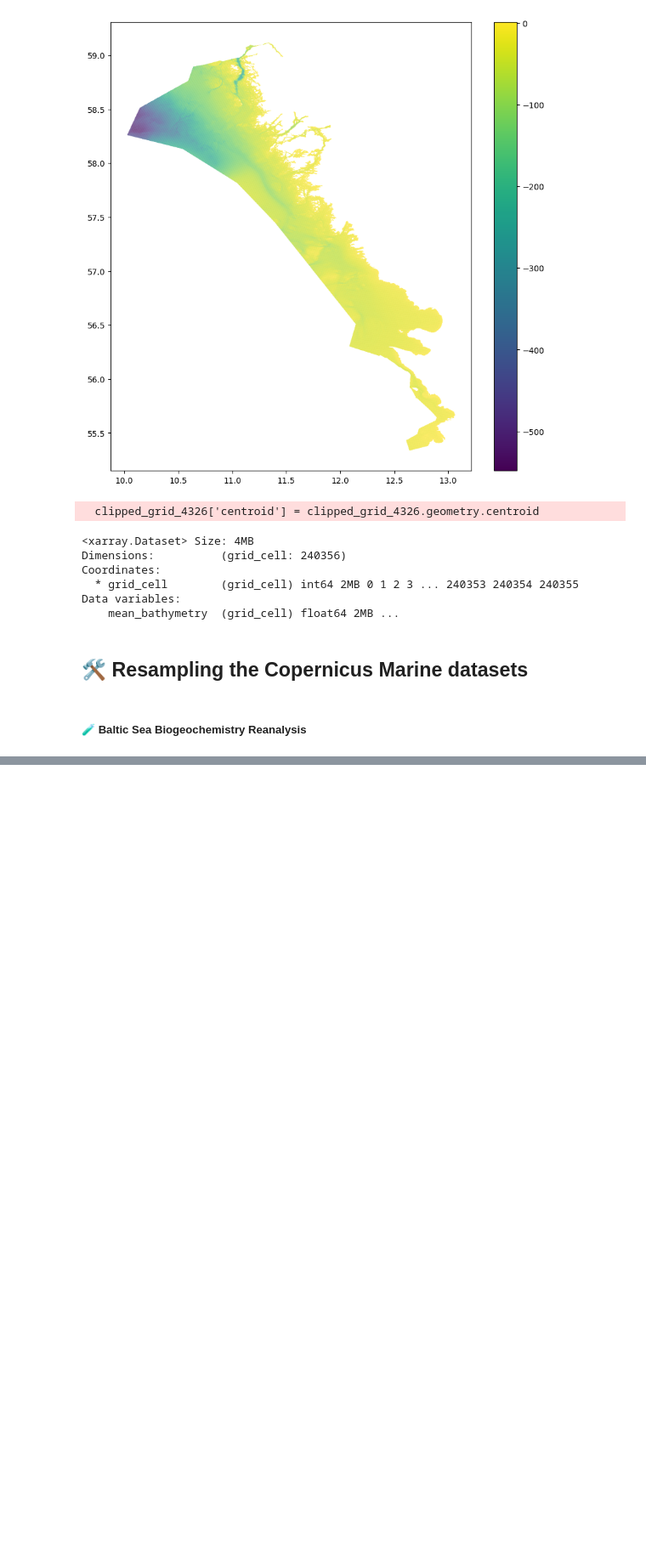
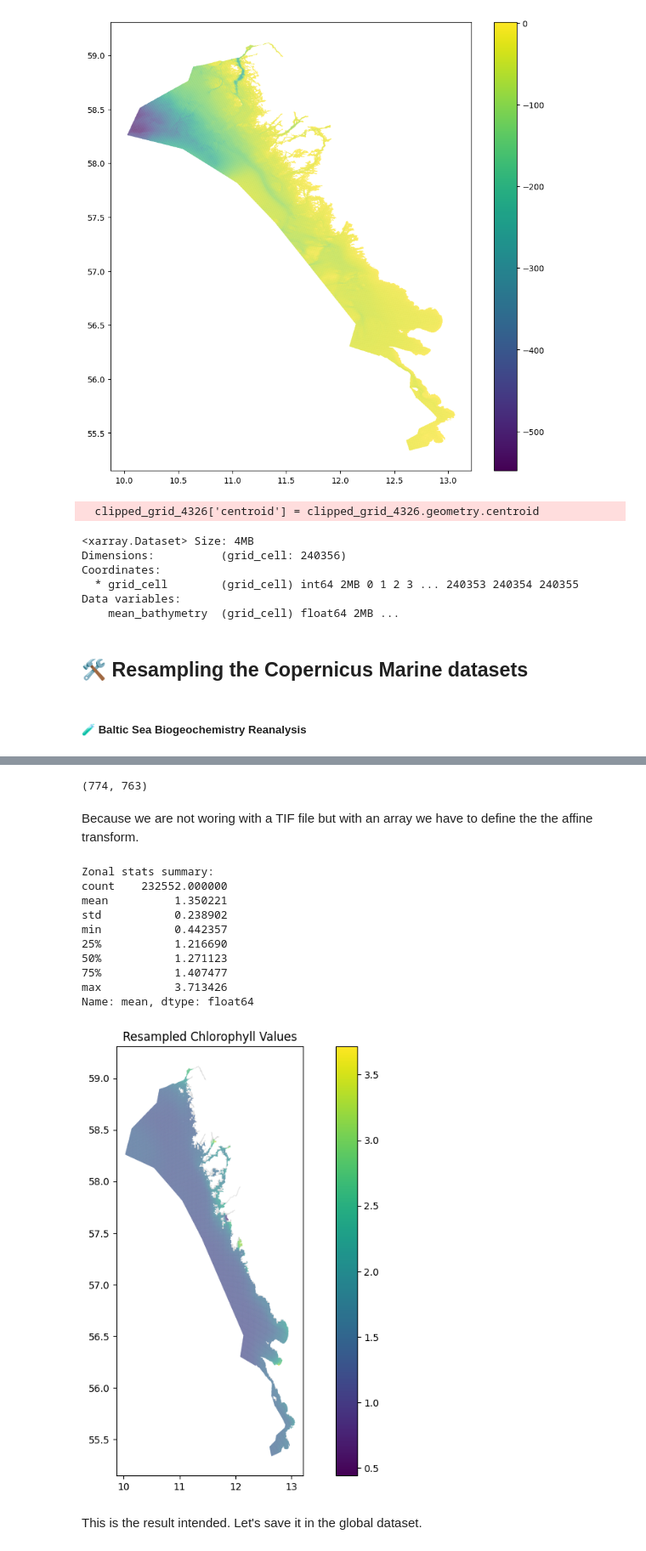
Before and after one commit to Mistra-C2B2/Angiosperms-model, a Jupyter notebook: 02.3_Resampling.ipynb, the cells around one changed output, grey strips where cells are left out. Shown: that part at 85% size. Drawn from its saved outputs; the diff is of its cells as text; code cells hidden in the pictures; blank space fills up the shorter version.

Commit message:
Succes of the resampling of one Copernicus Marine dataset. Let's generalize it.

```diff
--- a/02.3_Resampling.ipynb
+++ b/02.3_Resampling.ipynb
@@ -203,4 +206,7 @@ from affine import Affine
 # %%
-ds = xr.open_dataset('filtered_BAL-MYP-ERGOM_BGC-AnnualMeans-2019.nc')
+year = 2019
+ds = xr.open_dataset(f'BAL-MYP-ERGOM_BGC-AnnualMeans-{year}.nc')
+raster_crs = "EPSG:4326"
+clipped_grid_4326 = gpd.read_file("clipped_grid_4326.geojson")
 ds
 # %% [output]
@@ -224,3 +232,9 @@ Data variables:
 # %%
 # Extract the relevant variable
 chl = ds["chl"].values
+
+# Select the surface layer (depth=0)
+chl_surface = chl[0,0, :, :]
+chl_surface.shape
+# %% [output]
+(774, 763)
@@ -246,0 +241,2 @@ print(clipped_grid_4326.head())
+# %% [markdown]
+Because we are not woring with a TIF file but with an array we have to define the the affine transform.
@@ -246,0 +267,42 @@ print(clipped_grid_4326.head())
+# %%
+# Now try the zonal statistics
+zonal_stats_result = rs.zonal_stats(
+    vectors=clipped_grid_4326,
+    raster=chl_surface,
+    stats="mean",
+    affine=transform,
+    nodata=np.nan,
+    all_touched=True
+)
+# %%
+# Check results
+zonal_stats_df = pd.DataFrame(zonal_stats_result)
+print("\nZonal stats summary:")
+print(zonal_stats_df['mean'].describe())
+
+# Add to grid and visualize
+clipped_grid_4326['chl_surface'] = zonal_stats_df['mean']
+
+# Plot to verify
+fig, ax = plt.subplots(figsize=(12, 8))
+clipped_grid_4326.plot(column='chl_surface',
+                      cmap='viridis',
+                      legend=True,
+                      missing_kwds={'color': 'lightgrey'},
+                      ax=ax)
+ax.set_title('Resampled Chlorophyll Values')
+plt.show()
+# %% [output]
+Zonal stats summary:
+count    232552.000000
+mean          1.350221
+std           0.238902
+min           0.442357
+25%           1.216690
+50%           1.271123
+75%           1.407477
+max           3.713426
+Name: mean, dtype: float64
+[figure, added]
+# %% [markdown]
+This is the result intended. Let's save it in the global dataset.
```
Also changed, not shown: parts of 22 cells of this notebook, 2 other files.
